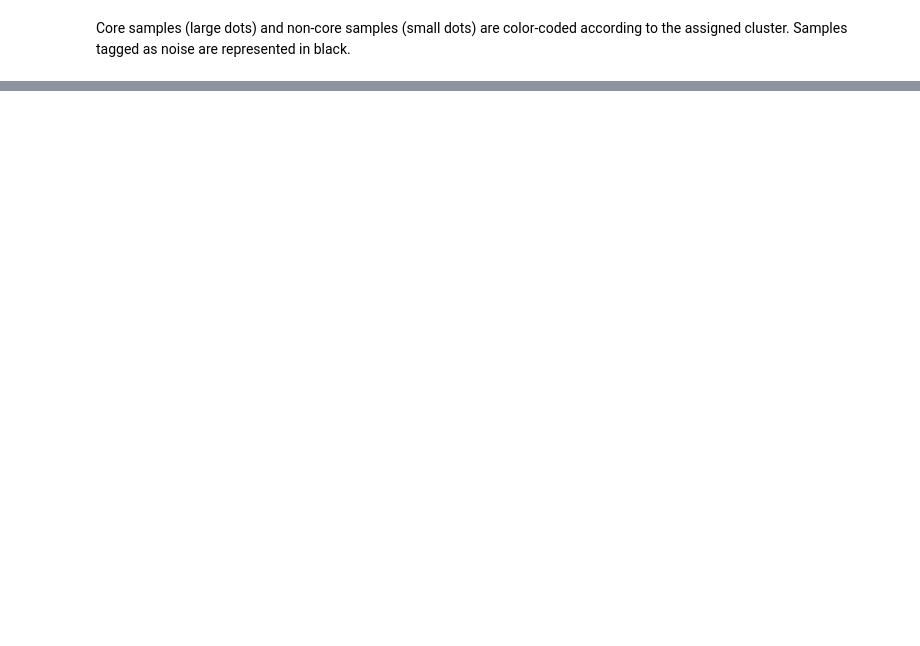
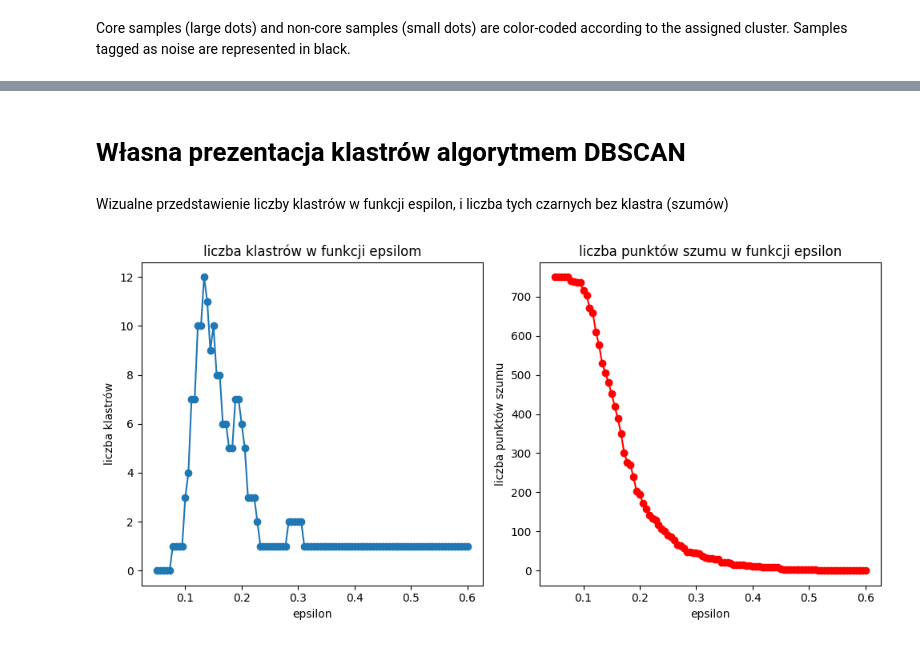
Before and after one commit to redrosesarecool/staz, a Jupyter notebook: przykłady_z_scikit_learn.ipynb, the cells around one changed output, grey strips where cells are left out. Saved outputs shown, nothing was run; the diff lists cells and outputs as text; code cells hidden in the pictures; blank space fills up the shorter version.

```diff
--- a/przykłady_z_scikit_learn.ipynb
+++ b/przykłady_z_scikit_learn.ipynb
@@ -104,0 +111,55 @@ plt.show()
+# %% [markdown]
+# Własna prezentacja klastrów algorytmem DBSCAN
+# %% [markdown]
+Wizualne przedstawienie liczby klastrów w funkcji espilon, i liczba tych czarnych bez klastra (szumów)
+# %%
+import numpy as np
+import matplotlib.pyplot as plt
+from sklearn.cluster import DBSCAN
+from sklearn.datasets import make_blobs
+from sklearn.preprocessing import StandardScaler
+
+# dane - pierwszy element z przykładowego kodu
+centers = [[1, 1], [-1, -1], [1, -1]]
+X, labels_true = make_blobs(
+    n_samples=750, centers=centers, cluster_std=0.6, random_state=0
+)
+
+X = StandardScaler().fit_transform(X)
+
+# zakres epsilon,
+eps_values = np.linspace(0.05, 0.6, 100)  # 100 kroków od 0.05 do 0.6, bo po 0.6 nic się nie zmienia już
+n_clusters_list = []
+n_noise_list = []
+
+#pętla gdzie generowane są liczby klastrów w zależności od warości epsilon
+for eps in eps_values:
+    db = DBSCAN(eps=eps, min_samples=10).fit(X)
+    labels = db.labels_
+
+    # Number of clusters in labels, ignoring noise if present.
+    n_clusters = len(set(labels)) - (1 if -1 in labels else 0) # liczba klastów
+    n_noise = list(labels).count(-1) # liczba puntów szumu
+
+    n_clusters_list.append(n_clusters) # lista do zapisania wartości do wykresu
+    n_noise_list.append(n_noise)
+
+# wykresy
+plt.figure(figsize=(10, 5))
+
+plt.subplot(1, 2, 1) #plt.subplot(n_rows, n_cols, index), żeby były dwa wykresy obok siebie w rzędzie
+plt.plot(eps_values, n_clusters_list, marker="o")
+plt.xlabel("epsilon")
+plt.ylabel("liczba klastrów")
+plt.title("liczba klastrów w funkcji epsilom")
+
+plt.subplot(1, 2, 2)
+plt.plot(eps_values, n_noise_list, marker="o", color="red")
+plt.xlabel("epsilon")
+plt.ylabel("liczba punktów szumu")
+plt.title("liczba punktów szumu w funkcji epsilon")
+
+plt.tight_layout()
+plt.show()
+# %% [output]
+[figure, added]
```
Also changed, not shown: parts of 10 cells of this notebook.
